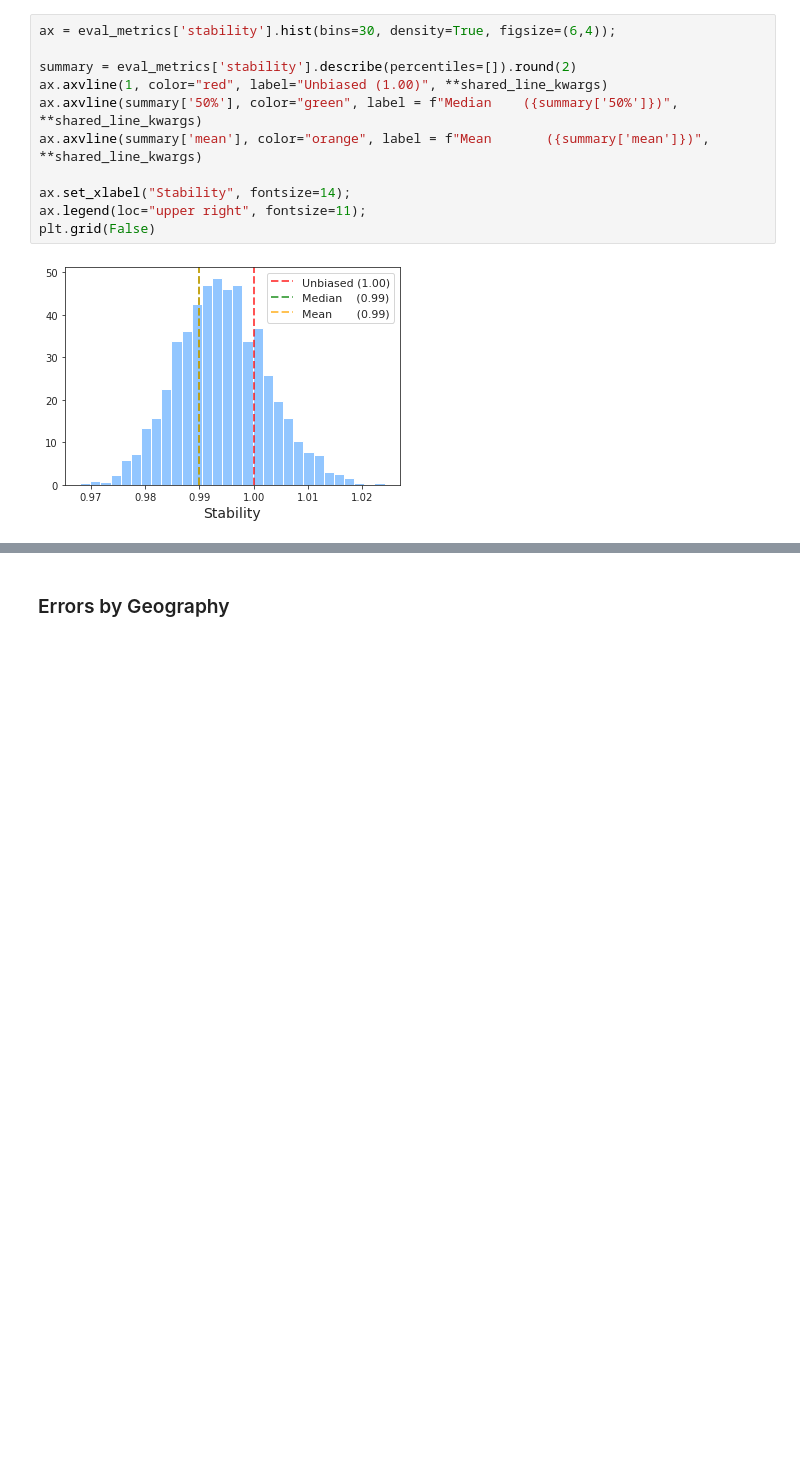
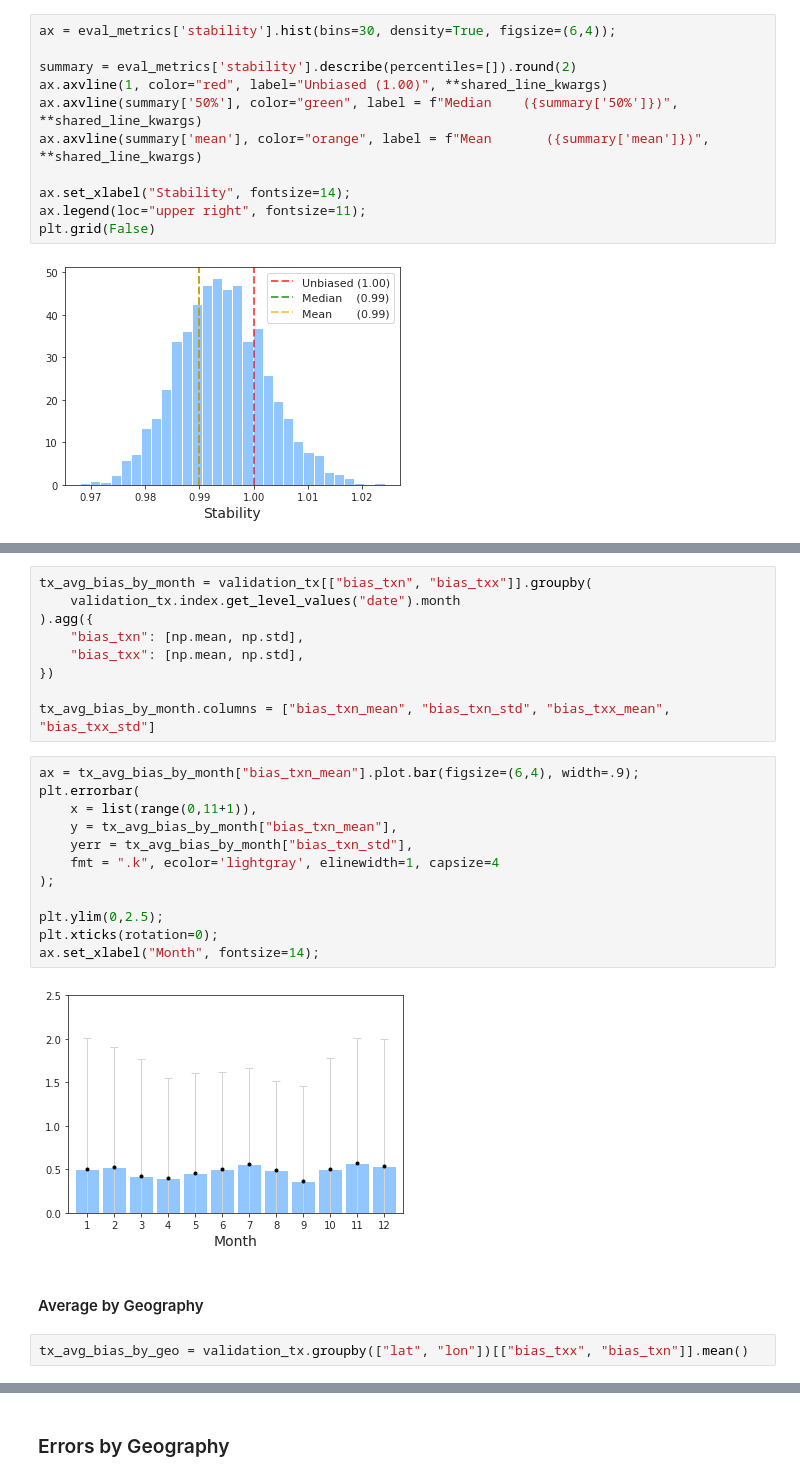
Before and after one commit to 6759-Project/cnn-downscaling, a Jupyter notebook: src/evaluation/evaluation.ipynb, the cells around one changed output, grey strips where cells are left out. Drawn from its saved outputs; the diff is of its cells as text; blank space fills up the shorter version.

```diff
--- a/src/evaluation/evaluation.ipynb
+++ b/src/evaluation/evaluation.ipynb
@@ -213,0 +304,27 @@ plt.grid(False)
+# %%
+tx_avg_bias_by_month = validation_tx[["bias_txn", "bias_txx"]].groupby(
+    validation_tx.index.get_level_values("date").month
+).agg({
+    "bias_txn": [np.mean, np.std],
+    "bias_txx": [np.mean, np.std],
+})
+
+tx_avg_bias_by_month.columns = ["bias_txn_mean", "bias_txn_std", "bias_txx_mean", "bias_txx_std"]
+# %%
+ax = tx_avg_bias_by_month["bias_txn_mean"].plot.bar(figsize=(6,4), width=.9);
+plt.errorbar(
+    x = list(range(0,11+1)),
+    y = tx_avg_bias_by_month["bias_txn_mean"],
+    yerr = tx_avg_bias_by_month["bias_txn_std"],
+    fmt = ".k", ecolor='lightgray', elinewidth=1, capsize=4
+);
+
+plt.ylim(0,2.5);
+plt.xticks(rotation=0);
+ax.set_xlabel("Month", fontsize=14);
+# %% [output]
+[figure, added]
+# %% [markdown]
+#### Average by Geography
+# %%
+tx_avg_bias_by_geo = validation_tx.groupby(["lat", "lon"])[["bias_txx", "bias_txn"]].mean()
```
Also changed, not shown: parts of 20 cells of this notebook.
